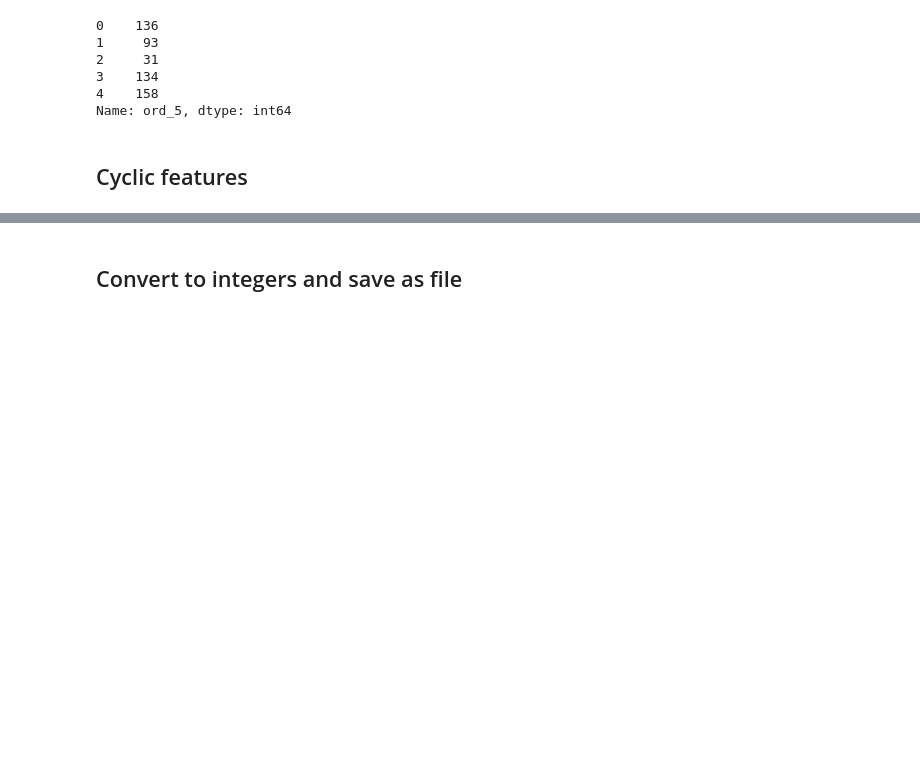
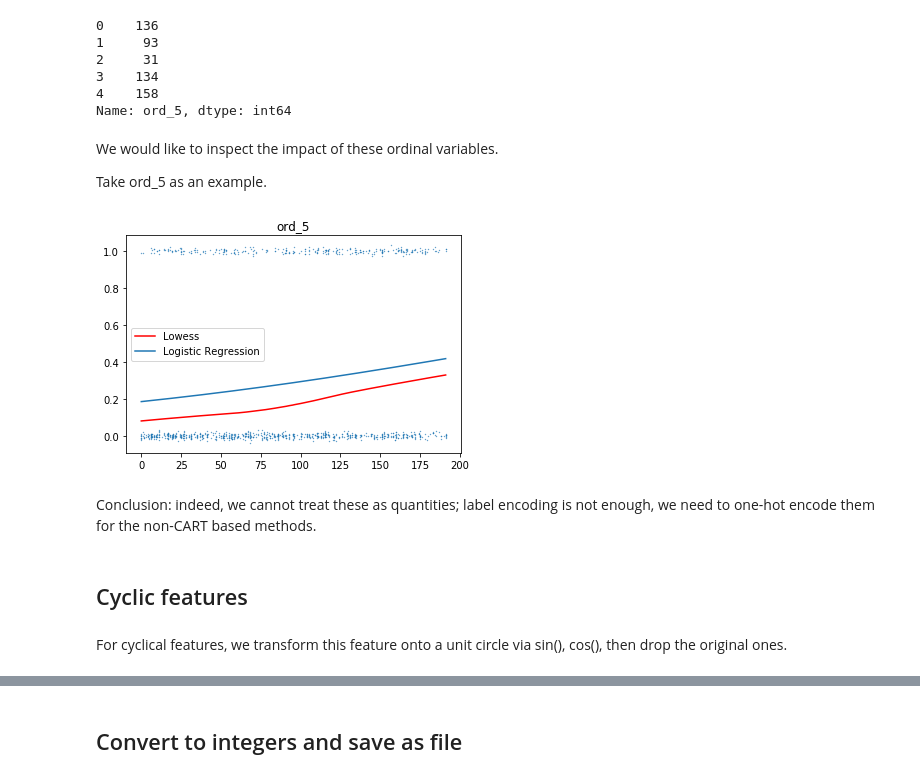
Before and after one commit to yhz0/group529, a Jupyter notebook: cat/Preprocessing.ipynb, the cells around one changed output, grey strips where cells are left out. Saved outputs shown, nothing was run; the diff lists cells and outputs as text; code cells hidden in the pictures; blank space fills up the shorter version.

```diff
--- a/cat/Preprocessing.ipynb
+++ b/cat/Preprocessing.ipynb
@@ -59,3 +78,2 @@ We see from simple EDA that nom_0 ... nom_4 are low cardinal features. We use on
 # %%
 nominal_low_card = ["nom_%d" % i for i in range(0, 5)]
-combine = pd.get_dummies(combine, columns=nominal_low_card, drop_first=True)
@@ -61,0 +92,6 @@ combine = pd.get_dummies(combine, columns=nominal_low_card, drop_first=True)
+# %%
+# Replace the original columns Label encoding with label encoding
+for col_name in nominal_low_card:
+    labels = combine.loc[:, col_name].unique()
+    repl_dict = dict(zip(labels, range(len(labels))))
+    combine.loc[:, col_name].replace(repl_dict, inplace=True)
@@ -64,4 +130,8 @@ For columns nom_5 to nom_9, we treat them as hexademical numbers (hashing), and
 # %%
+# Label encoding via hashing and frequency encoding
+# In this case we just convert these "hex-like" strings
+# to large positive integers.
+
 import functools
 base16 = functools.partial(int, base=16)
 
@@ -71,5 +141,9 @@ for i in range(5, 10):
 
     nom_hex = combine.loc[:, col_name].astype(str).apply(base16)
     freq = nom_hex.value_counts() / len(combine)
+
+    # TODO: pd.Series.replace causing OOM's
+    # switching to manual lookup via df.apply
+
     combine.loc[:, freq_col_name] = nom_hex.apply(lambda x: freq[x])
-    combine.drop(columns=col_name, inplace=True)
+    combine.loc[:, col_name] = nom_hex
@@ -157,3 +262,50 @@ combine.loc[:, "ord_5"].head()
 3    134
 4    158
 Name: ord_5, dtype: int64
+# %% [markdown]
+We would like to inspect the impact of these ordinal variables.
+
+Take ord_5 as an example.
+# %%
+import statsmodels
+import statsmodels.api as sm
+import matplotlib.pyplot as plt
+lowess = statsmodels.nonparametric.smoothers_lowess.lowess
+
+# Suppress FutureWarning resulted from sm.add_constant + pd.DataFrame
+# without converting to numpy array
+import warnings
+warnings.simplefilter(action='ignore', category=FutureWarning)
+
+# Set random seed
+np.random.seed(42)
+
+sample_size = 1000
+choice = np.random.choice(N_train, size=sample_size, replace=False)
+X = combine.loc[choice, "ord_5"]
+y = y_train.loc[choice]
+
+# Sort X, y pairs by X ascending to plot properly
+X, y = list(zip(*sorted(zip(X, y), key=(lambda x: x[0]))))
+
+X_const = sm.add_constant(X, has_constant="add")
+
+y_low = lowess(y, X)
+
+lr = sm.GLM(y, X_const, family=sm.families.Binomial()).fit()
+y_lr = lr.predict()
+
+# Jitter y little bit so se can see clearer
+y_noise = y + np.random.normal(0, 0.01, sample_size)
+
+plt.scatter(X, y_noise, s=0.1)
+plt.plot(y_low[:, 0], y_low[:, 1], 'r', label="Lowess")
+plt.plot(X, y_lr, label="Logistic Regression")
+plt.legend()
+plt.title("ord_5")
+
+del sample_size, choice, X, y, X_const, y_low, lr, y_lr, y_noise
+# %% [output]
+[figure, added]
+# %% [markdown]
+Conclusion: indeed, we cannot treat these as quantities; label encoding is not enough, we need to one-hot encode them for the non-CART based methods.
@@ -160,5 +327,7 @@ Name: ord_5, dtype: int64
 # %% [markdown]
 ## Cyclic features
+# %% [markdown]
+For cyclical features, we transform this feature onto a unit circle via sin(), cos(), then drop the original ones.
 # %%
 def get_cyclic_feature(col: pd.Series, T):
     interval = 2 * np.pi / T
```
Also changed, not shown: parts of 31 cells of this notebook, 1 other file.
